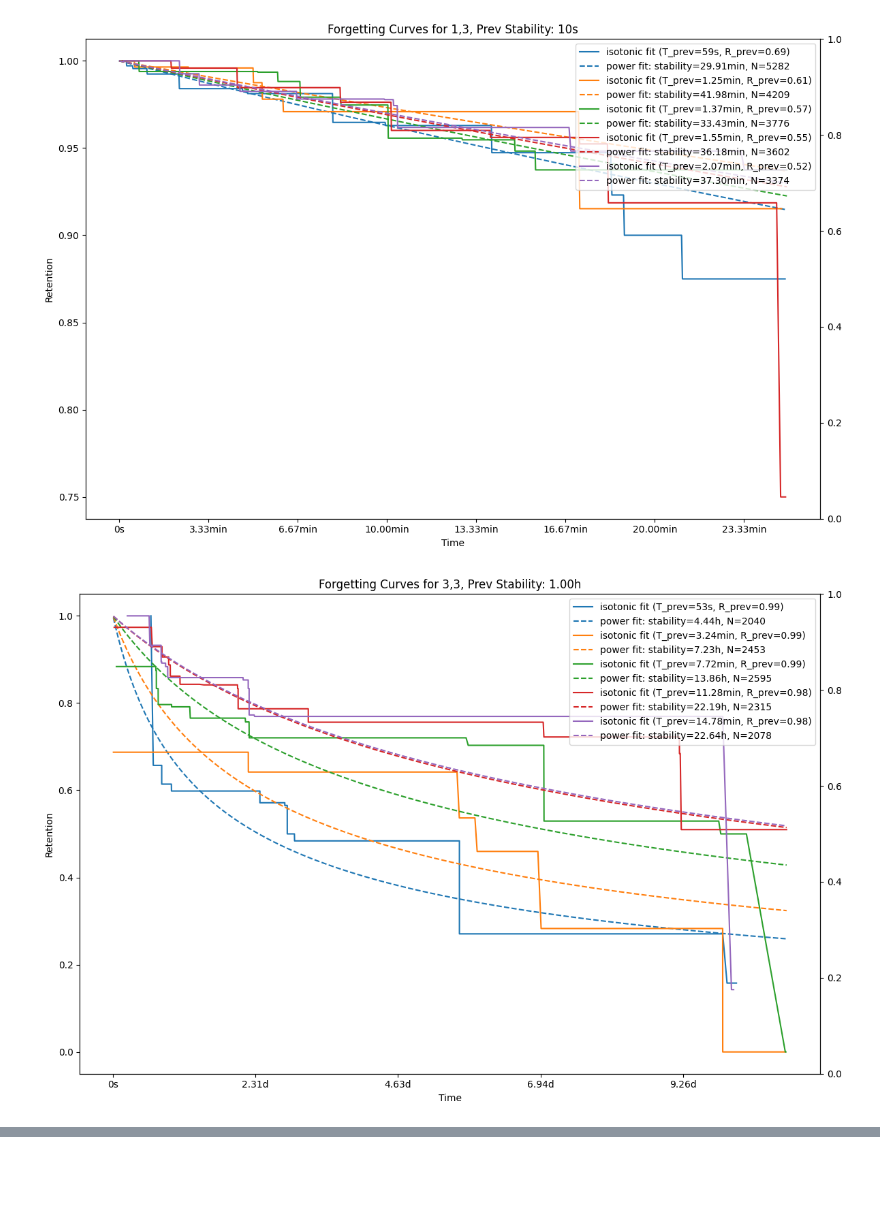
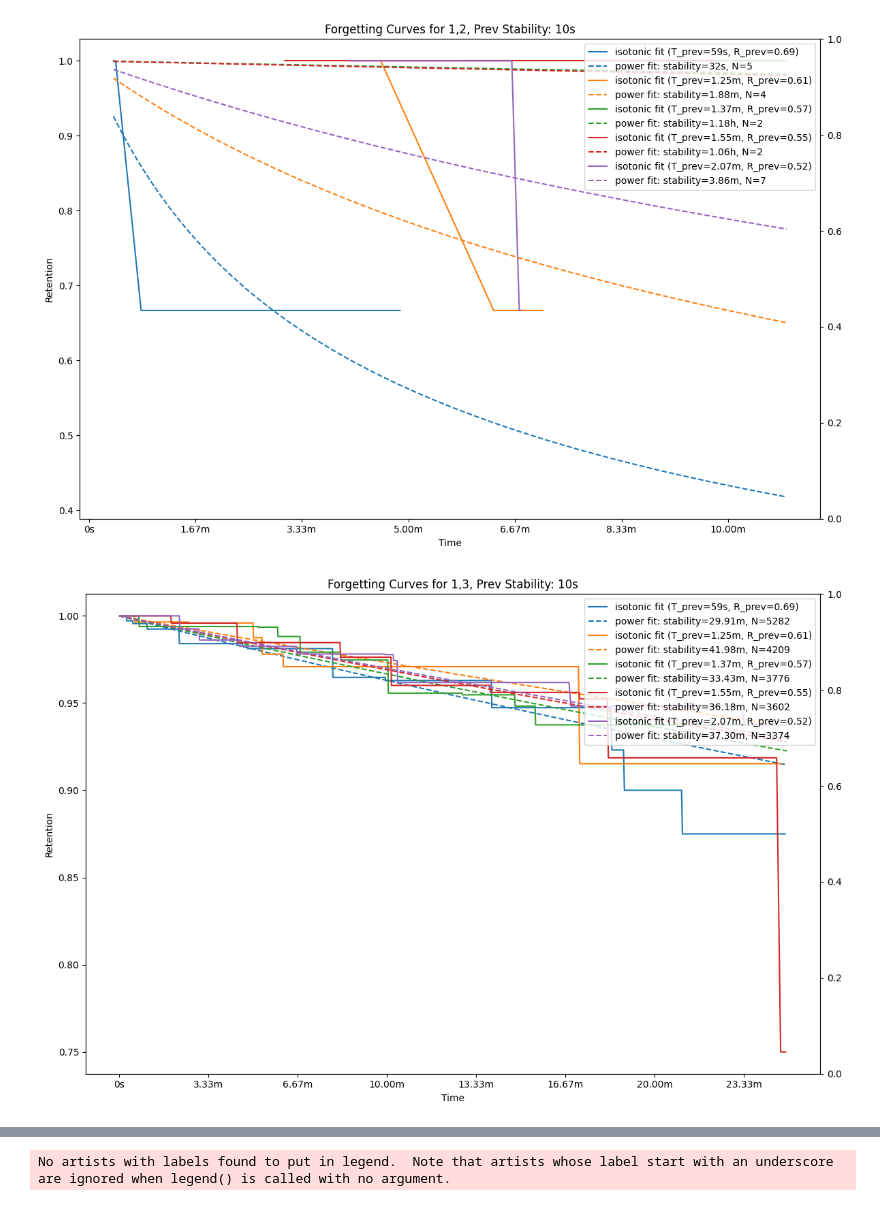
Before and after one commit to open-spaced-repetition/short-term-memory-research, a Jupyter notebook: seq_isotonic.ipynb, the cells around one changed output, grey strips where cells are left out. Cells and saved outputs as stored; diff of their text form; code cells hidden in the pictures; blank space fills up the shorter version.

```diff
--- a/seq_isotonic.ipynb
+++ b/seq_isotonic.ipynb
@@ -64,7 +58,7 @@ def format_time(x, pos=None):
     if x < 60:
         return f"{x:.0f}s"
     elif x < 3600:
-        return f"{x/60:.2f}min"
+        return f"{x/60:.2f}m"
     elif x < 86400:
         return f"{x/3600:.2f}h"
     else:
@@ -84,11 +78,11 @@ def filter_data(data):
     return data
 
 
-r_history_list = ["1,1", "1,3", "3,3", "1,3,3"]
+r_history_list = ["1,1", "1,2", "1,3", "2,1", "2,2", "2,3", "3,1", "3,2", "3,3", "1,3,3"]
 r_history_delta_t_bounds = {}
 N = 5  # Can be adjusted to any number
 
-df = df[df["r_history"].isin(r_history_list + ["1", "3"])]
+df = df[df["r_history"].isin(r_history_list + ["1", "2", "3"])]
 df = (
     df.groupby("r_history", as_index=True)
     .apply(filter_data, include_groups=False)
@@ -135,6 +129,9 @@ for r_history in r_history_list:
             mask = (data["prev_interval"] > interval_bounds[i]) & (
                 data["prev_interval"] <= interval_bounds[i + 1]
             )
+            if mask.sum() == 0:
+                continue
+
             datasets.append(data[mask])
 
             # Calculate stats for current interval range
@@ -228,2 +225,2 @@ for r_history in r_history_list:
-[figure, old version]
+[figure, new version]
-[figure, old version]
+[figure, new version]
@@ -230,0 +228 @@ for r_history in r_history_list:
+No artists with labels found to put in legend.  Note that artists whose label start with an underscore are ignored when legend() is called with no argument.
```
Also changed, not shown: parts of 5 cells of this notebook.
